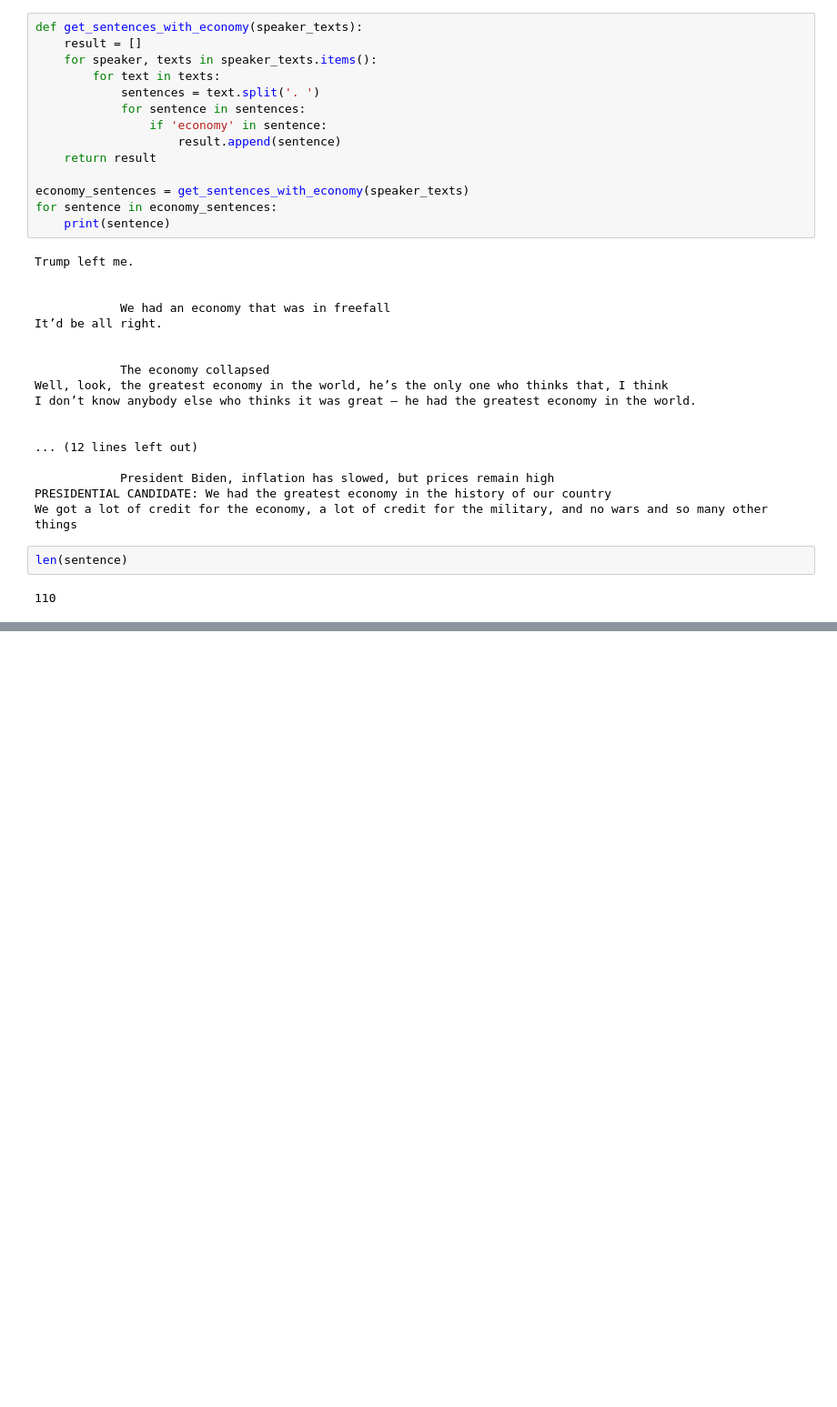
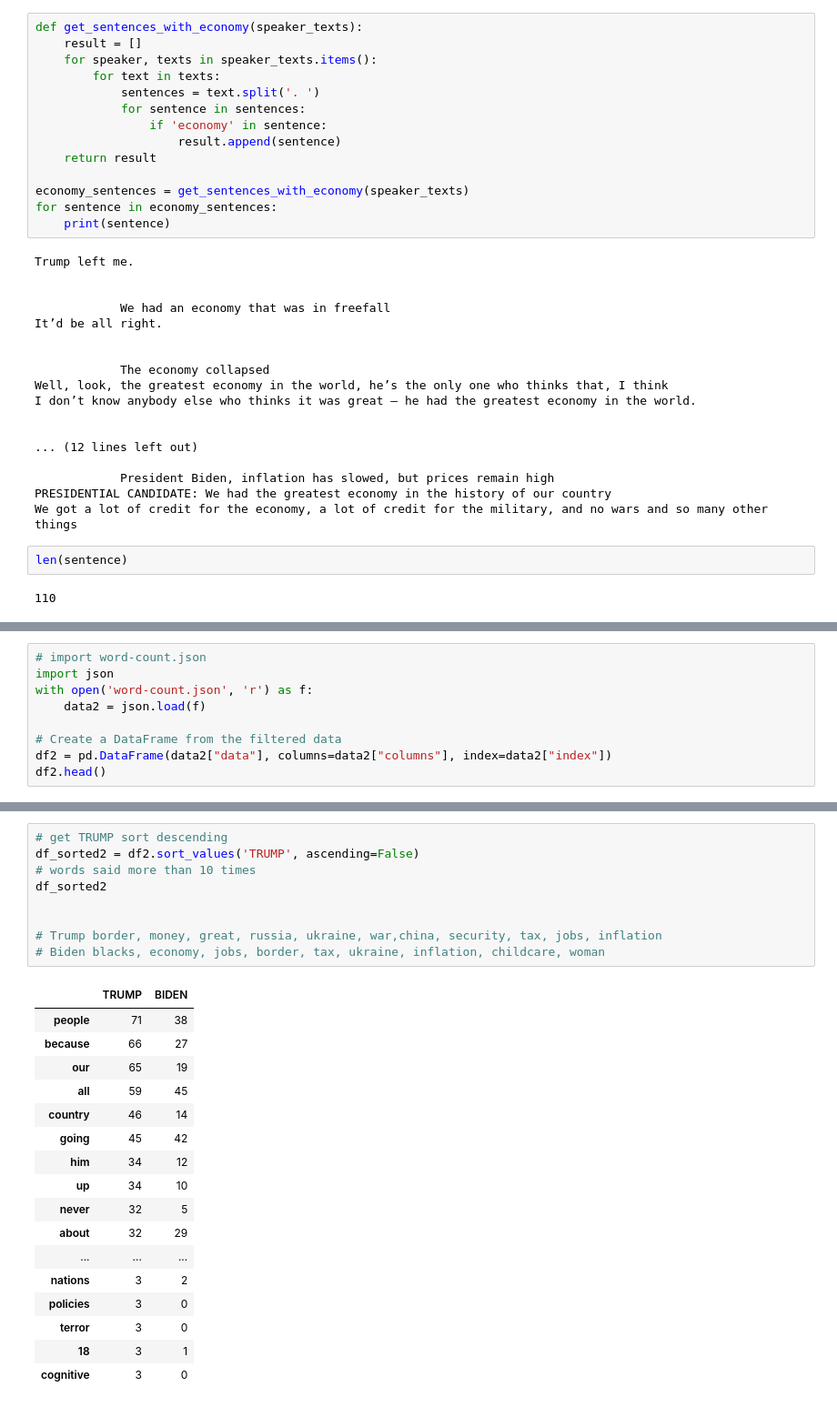
Before and after one commit to katrventura/cnn-debate, a Jupyter notebook: scraper.ipynb, the cells around one changed output, grey strips where cells are left out. Shown at 91% size. Drawn from its saved outputs; the diff is of its cells as text; blank space fills up the shorter version.

```diff
--- a/scraper.ipynb
+++ b/scraper.ipynb
@@ -459,0 +485,9 @@ len(sentence)
+# %%
+# import word-count.json
+import json
+with open('word-count.json', 'r') as f:
+    data2 = json.load(f)
+
+# Create a DataFrame from the filtered data
+df2 = pd.DataFrame(data2["data"], columns=data2["columns"], index=data2["index"])
+df2.head()
@@ -459,0 +501,27 @@ len(sentence)
+# %%
+# get TRUMP sort descending
+df_sorted2 = df2.sort_values('TRUMP', ascending=False)
+# words said more than 10 times
+df_sorted2
+
+
+# Trump border, money, great, russia, ukraine, war,china, security, tax, jobs, inflation
+# Biden blacks, economy, jobs, border, tax, ukraine, inflation, childcare, woman
+# %% [output]
+|  | TRUMP | BIDEN |
+| people | 71 | 38 |
+| because | 66 | 27 |
+| our | 65 | 19 |
+| all | 59 | 45 |
+| country | 46 | 14 |
+| going | 45 | 42 |
+| him | 34 | 12 |
+| up | 34 | 10 |
+| never | 32 | 5 |
+| about | 32 | 29 |
+| ... | ... | ... |
+| nations | 3 | 2 |
+| policies | 3 | 0 |
+| terror | 3 | 0 |
+| 18 | 3 | 1 |
+| cognitive | 3 | 0 |
```
Also changed, not shown: parts of 8 cells of this notebook, 5 other files.
